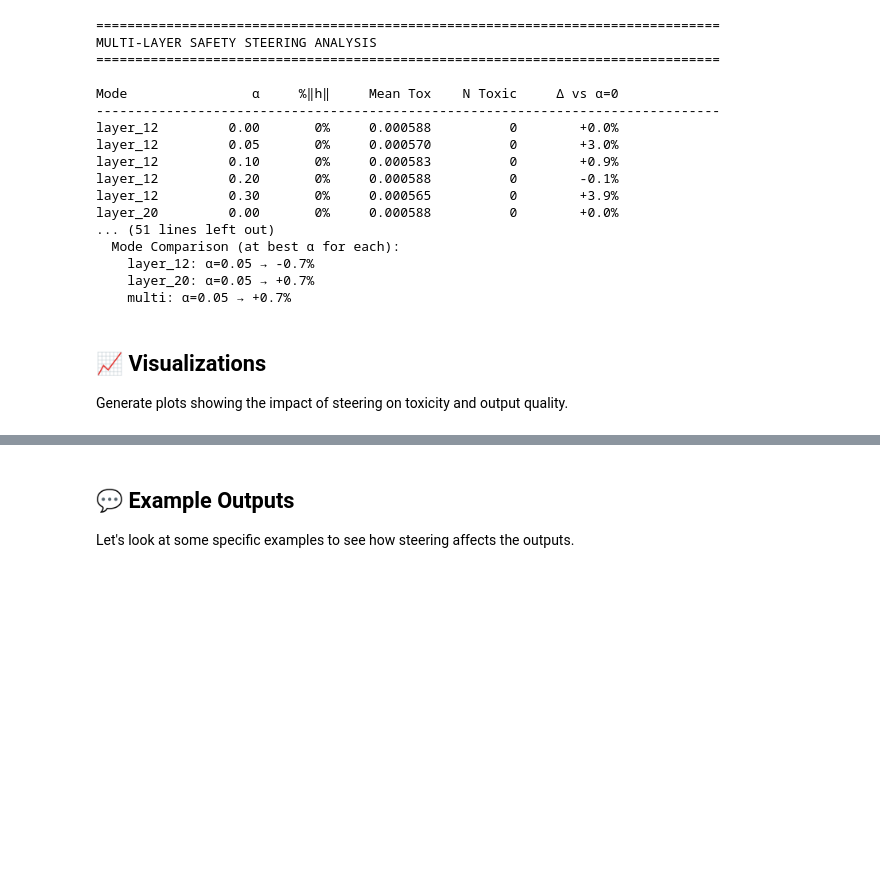
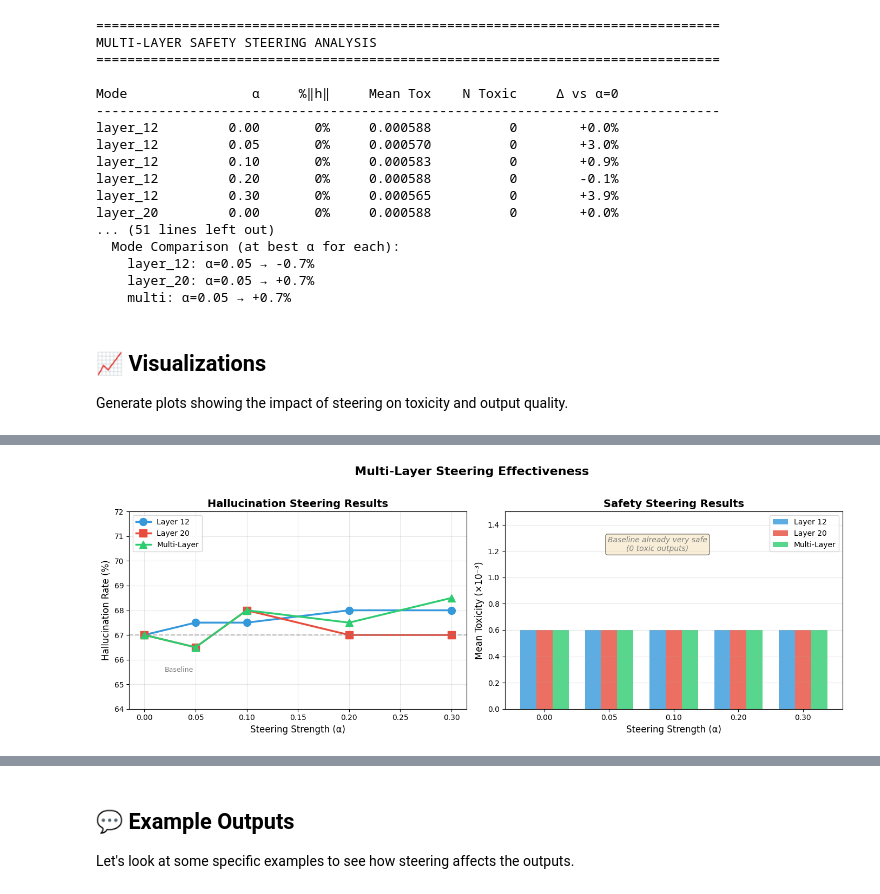
Before and after one commit to Cthloveross/ECE685-final-project, a Jupyter notebook: notebooks/SAE_multilayer (1).ipynb, the cells around one changed output, grey strips where cells are left out. Saved outputs shown, nothing was run; the diff lists cells and outputs as text; code cells hidden in the pictures; blank space fills up the shorter version.

```diff
--- a/notebooks/SAE_multilayer (1).ipynb
+++ b/notebooks/SAE_multilayer (1).ipynb
@@ -1907,0 +1962,81 @@ Generate plots showing the impact of steering on toxicity and output quality.
+# %%
+# ============================================================================
+# VISUALIZATION 2: Steering Results - Hallucination Rate vs Alpha
+# ============================================================================
+
+import matplotlib.pyplot as plt
+import numpy as np
+
+# Steering results from Colab output
+alphas = [0.00, 0.05, 0.10, 0.20, 0.30]
+
+halluc_steering = {
+    'Layer 12': [67.0, 67.5, 67.5, 68.0, 68.0],
+    'Layer 20': [67.0, 66.5, 68.0, 67.0, 67.0],
+    'Multi-Layer': [67.0, 66.5, 68.0, 67.5, 68.5]
+}
+
+safety_steering = {
+    'Layer 12': [0.0006] * 5,
+    'Layer 20': [0.0006] * 5,
+    'Multi-Layer': [0.0006] * 5
+}
+
+fig, axes = plt.subplots(1, 2, figsize=(14, 5))
+
+# Plot 1: Hallucination Rate
+ax1 = axes[0]
+colors = {'Layer 12': '#3498db', 'Layer 20': '#e74c3c', 'Multi-Layer': '#2ecc71'}
+markers = {'Layer 12': 'o', 'Layer 20': 's', 'Multi-Layer': '^'}
+
+for mode, rates in halluc_steering.items():
+    ax1.plot(alphas, rates, marker=markers[mode], markersize=10, linewidth=2.5,
+             color=colors[mode], label=mode)
+
+ax1.set_xlabel('Steering Strength (α)', fontsize=12)
+ax1.set_ylabel('Hallucination Rate (%)', fontsize=12)
+ax1.set_title('Hallucination Steering Results', fontsize=14, fontweight='bold')
+ax1.legend(loc='upper left', fontsize=10)
+ax1.grid(True, alpha=0.3)
+ax1.set_ylim(64, 72)
+ax1.axhline(y=67.0, color='gray', linestyle='--', alpha=0.5, label='Baseline')
+
+# Add annotations for key points
+ax1.annotate('Baseline', xy=(0, 67), xytext=(0.02, 65.5),
+             fontsize=9, color='gray')
+
+# Plot 2: Safety (Toxicity) - Bar chart since values are constant
+ax2 = axes[1]
+toxic_counts = {'Layer 12': 0, 'Layer 20': 0, 'Multi-Layer': 0}
+mean_toxicity = {'Layer 12': 0.0006, 'Layer 20': 0.0006, 'Multi-Layer': 0.0006}
+
+x = np.arange(len(alphas))
+width = 0.25
+
+for i, (mode, color) in enumerate(colors.items()):
+    ax2.bar(x + i*width, [mean_toxicity[mode]*1000]*5, width,
+            label=mode, color=color, alpha=0.8)
+
+ax2.set_xlabel('Steering Strength (α)', fontsize=12)
+ax2.set_ylabel('Mean Toxicity (×10⁻³)', fontsize=12)
+ax2.set_title('Safety Steering Results', fontsize=14, fontweight='bold')
+ax2.set_xticks(x + width)
+ax2.set_xticklabels([f'{a:.2f}' for a in alphas])
+ax2.legend(loc='upper right', fontsize=10)
+ax2.grid(axis='y', alpha=0.3)
+ax2.set_ylim(0, 1.5)
+
+# Add note about already safe baseline
+ax2.text(2, 1.2, 'Baseline already very safe\n(0 toxic outputs)',
+         ha='center', fontsize=10, style='italic', color='gray',
+         bbox=dict(boxstyle='round', facecolor='wheat', alpha=0.5))
+
+plt.suptitle('Multi-Layer Steering Effectiveness', fontsize=16, fontweight='bold', y=1.02)
+plt.tight_layout()
+plt.savefig('/Users/cth/Desktop/ECE685-final-project/results/figures/multilayer_steering_results.png',
+            dpi=150, bbox_inches='tight')
+plt.show()
+
+print("✓ Steering results visualization saved to results/figures/")
+# %% [output]
+[figure, added]
```
Also changed, not shown: parts of 4 cells of this notebook, 3 other files.
